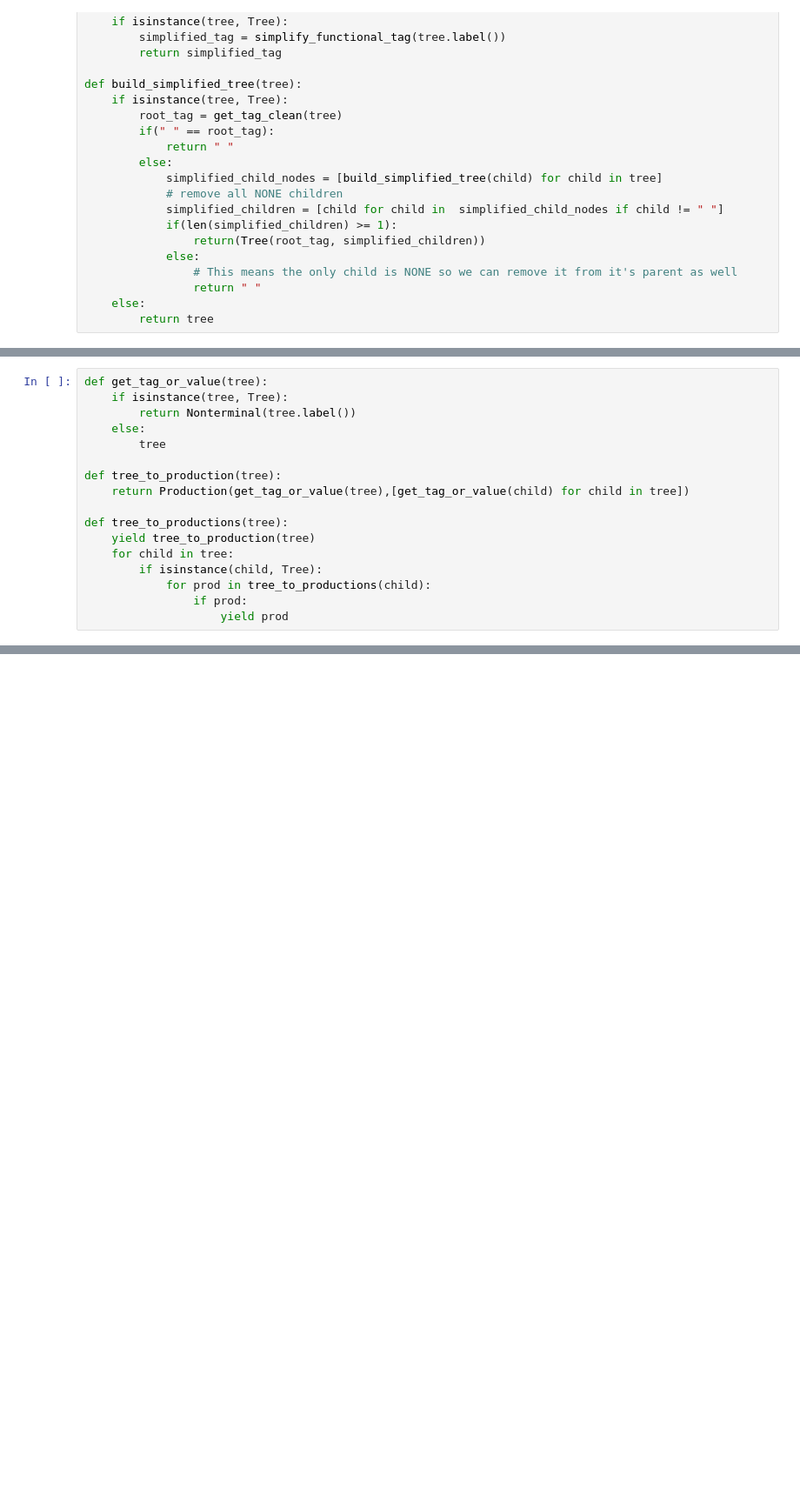
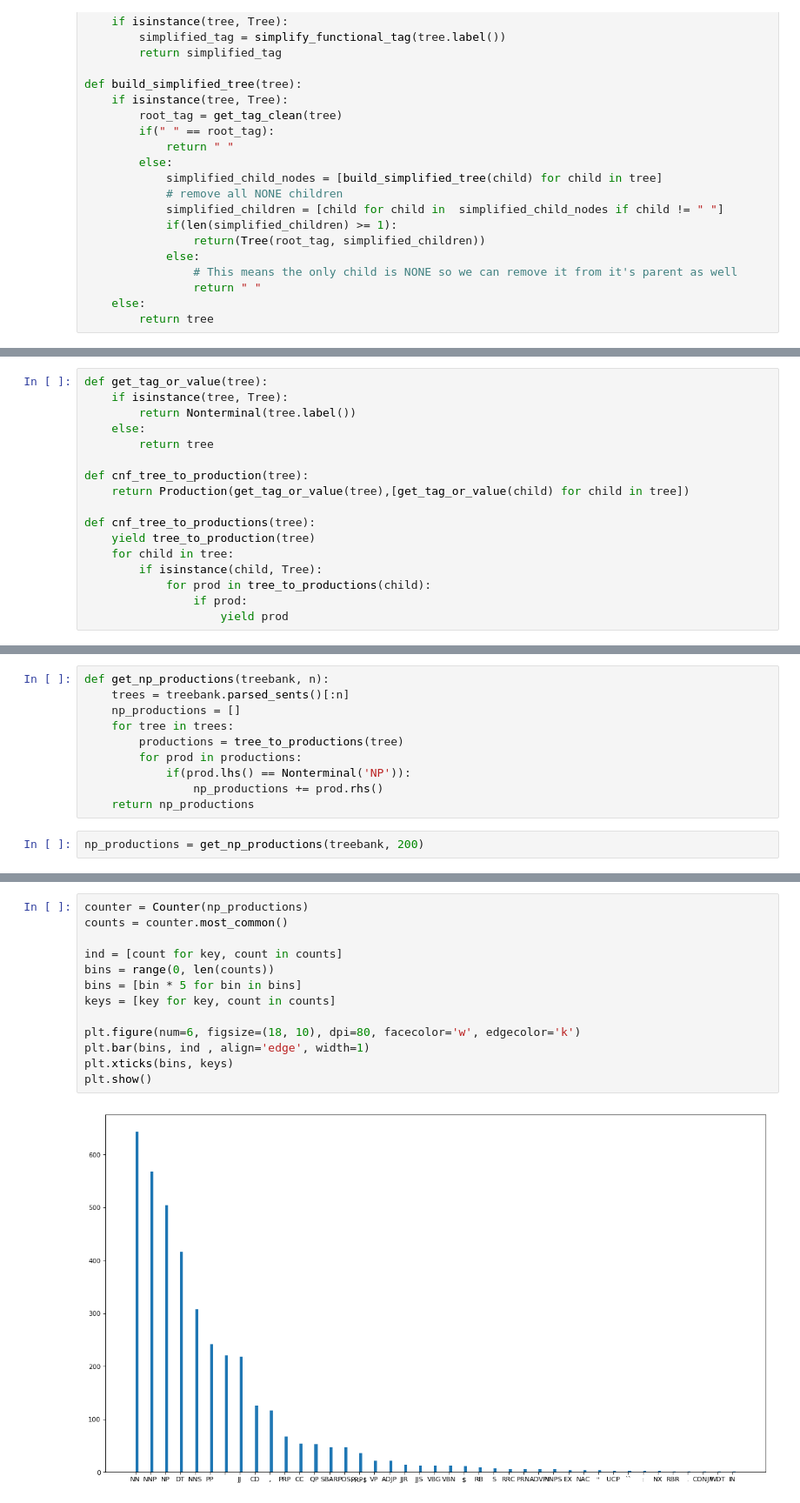
Before and after one commit to taihak94/NLP2019, a Jupyter notebook: assignment3/Assignment 3.ipynb, the cells around one changed output, grey strips where cells are left out. Shown at 87% size. Saved outputs shown, nothing was run; the diff lists cells and outputs as text; blank space fills up the shorter version.

```diff
--- a/assignment3/Assignment 3.ipynb
+++ b/assignment3/Assignment 3.ipynb
@@ -953,12 +960,12 @@ def get_tag_or_value(tree):
     if isinstance(tree, Tree):
         return Nonterminal(tree.label())
     else:
-        tree
+        return tree
 
-def tree_to_production(tree):
+def cnf_tree_to_production(tree):
     return Production(get_tag_or_value(tree),[get_tag_or_value(child) for child in tree])
 
-def tree_to_productions(tree):
+def cnf_tree_to_productions(tree):
     yield tree_to_production(tree)
     for child in tree:
         if isinstance(child, Tree):
@@ -982,0 +1029,12 @@ pcfg_cnf = two_hundred_trees_pcfg = pcfg_cnf_learn(treebank, 200)
+# %%
+def get_np_productions(treebank, n):
+    trees = treebank.parsed_sents()[:n]
+    np_productions = []
+    for tree in trees:
+        productions = tree_to_productions(tree)
+        for prod in productions:
+            if(prod.lhs() == Nonterminal('NP')):
+                np_productions += prod.rhs()
+    return np_productions
+# %%
+np_productions = get_np_productions(treebank, 200)
@@ -982,0 +1043,15 @@ pcfg_cnf = two_hundred_trees_pcfg = pcfg_cnf_learn(treebank, 200)
+# %%
+counter = Counter(np_productions)
+counts = counter.most_common()
+
+ind = [count for key, count in counts]
+bins = range(0, len(counts))
+bins = [bin * 5 for bin in bins]
+keys = [key for key, count in counts]
+
+plt.figure(num=6, figsize=(18, 10), dpi=80, facecolor='w', edgecolor='k')
+plt.bar(bins, ind , align='edge', width=1)
+plt.xticks(bins, keys)
+plt.show()
+# %% [output]
+[figure, added]
```
Also changed, not shown: parts of 17 cells of this notebook.
